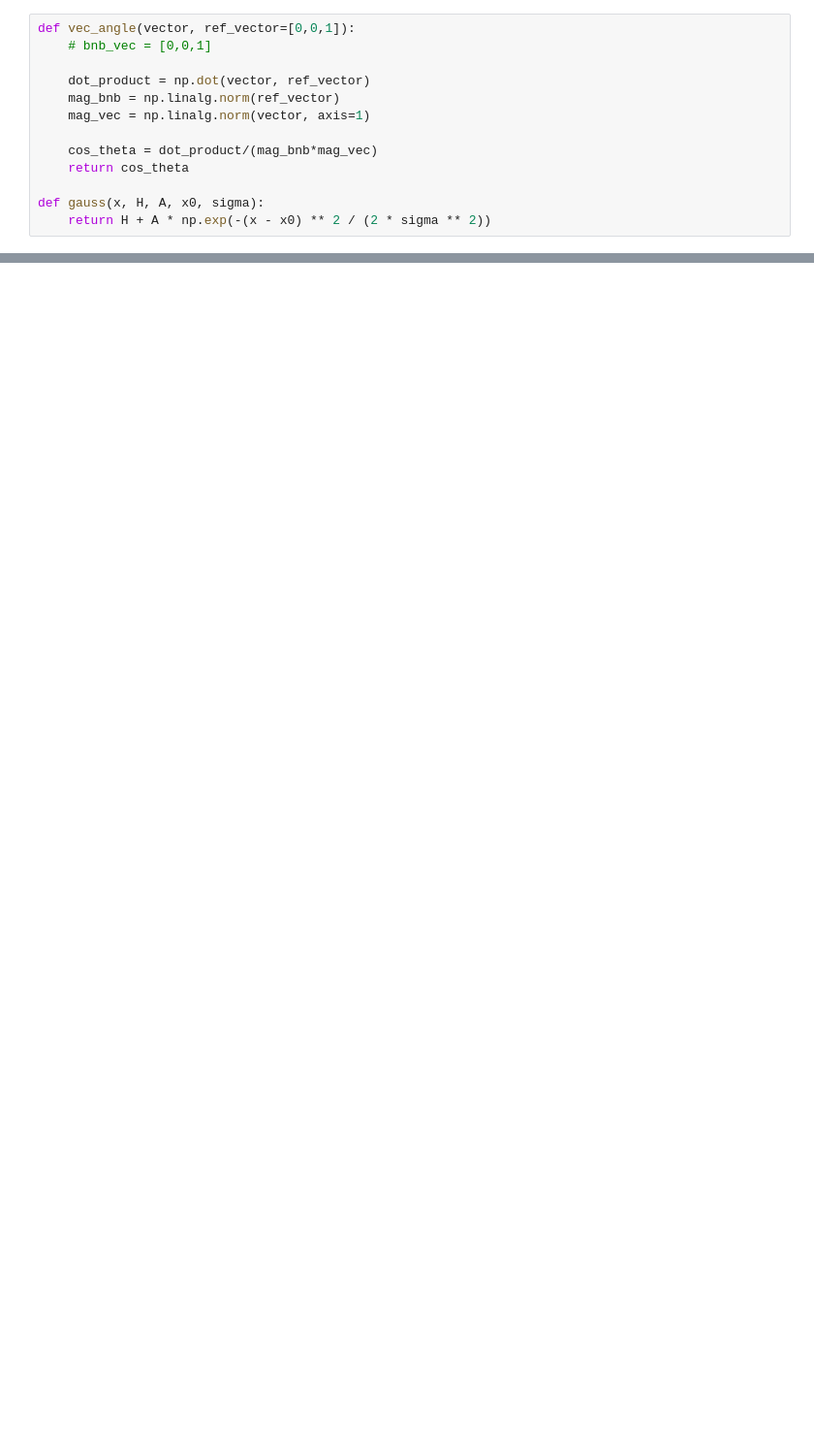
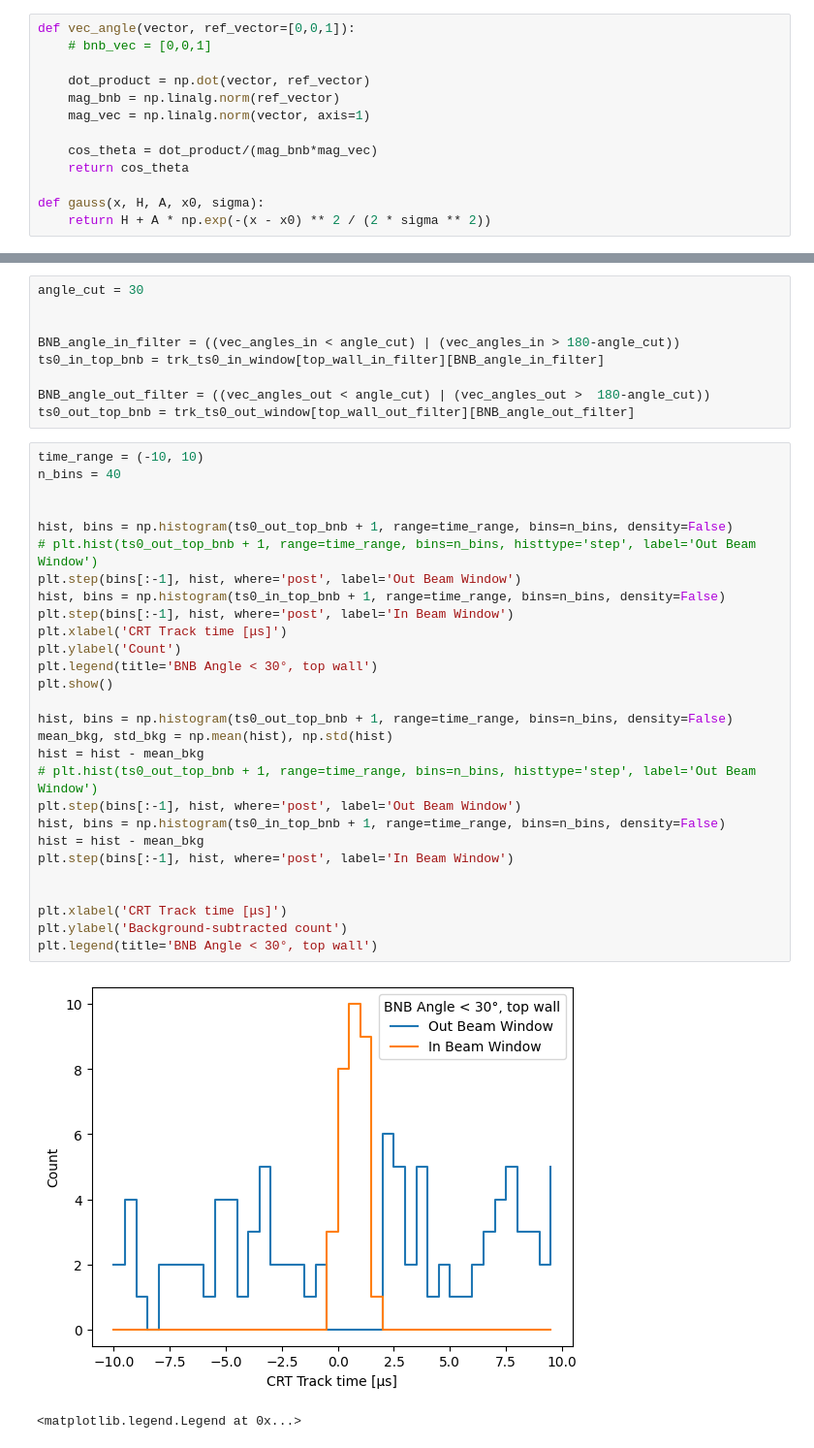
Before and after one commit to JoeBateman/crt_deadtime_validation, a Jupyter notebook: top_wall_tests.ipynb, the cells around one changed output, grey strips where cells are left out. Shown at 97% size. Drawn from its saved outputs; the diff is of its cells as text; blank space fills up the shorter version.

```diff
--- a/top_wall_tests.ipynb
+++ b/top_wall_tests.ipynb
@@ -520,0 +528,40 @@ plt.show()
+# %%
+angle_cut = 30
+
+
+BNB_angle_in_filter = ((vec_angles_in < angle_cut) | (vec_angles_in > 180-angle_cut))
+ts0_in_top_bnb = trk_ts0_in_window[top_wall_in_filter][BNB_angle_in_filter]
+
+BNB_angle_out_filter = ((vec_angles_out < angle_cut) | (vec_angles_out >  180-angle_cut))
+ts0_out_top_bnb = trk_ts0_out_window[top_wall_out_filter][BNB_angle_out_filter]
+# %%
+time_range = (-10, 10)
+n_bins = 40
+
+
+hist, bins = np.histogram(ts0_out_top_bnb + 1, range=time_range, bins=n_bins, density=False)
+# plt.hist(ts0_out_top_bnb + 1, range=time_range, bins=n_bins, histtype='step', label='Out Beam Window')
+plt.step(bins[:-1], hist, where='post', label='Out Beam Window')
+hist, bins = np.histogram(ts0_in_top_bnb + 1, range=time_range, bins=n_bins, density=False)
+plt.step(bins[:-1], hist, where='post', label='In Beam Window')
+plt.xlabel('CRT Track time [μs]')
+plt.ylabel('Count')
+plt.legend(title='BNB Angle < 30°, top wall')
+plt.show()
+
+hist, bins = np.histogram(ts0_out_top_bnb + 1, range=time_range, bins=n_bins, density=False)
+mean_bkg, std_bkg = np.mean(hist), np.std(hist)
+hist = hist - mean_bkg
+# plt.hist(ts0_out_top_bnb + 1, range=time_range, bins=n_bins, histtype='step', label='Out Beam Window')
+plt.step(bins[:-1], hist, where='post', label='Out Beam Window')
+hist, bins = np.histogram(ts0_in_top_bnb + 1, range=time_range, bins=n_bins, density=False)
+hist = hist - mean_bkg
+plt.step(bins[:-1], hist, where='post', label='In Beam Window')
+
+
+plt.xlabel('CRT Track time [μs]')
+plt.ylabel('Background-subtracted count')
+plt.legend(title='BNB Angle < 30°, top wall')
+# %% [output]
+[figure, added]
+<matplotlib.legend.Legend at 0x...>
```
Also changed, not shown: parts of 13 cells of this notebook.
